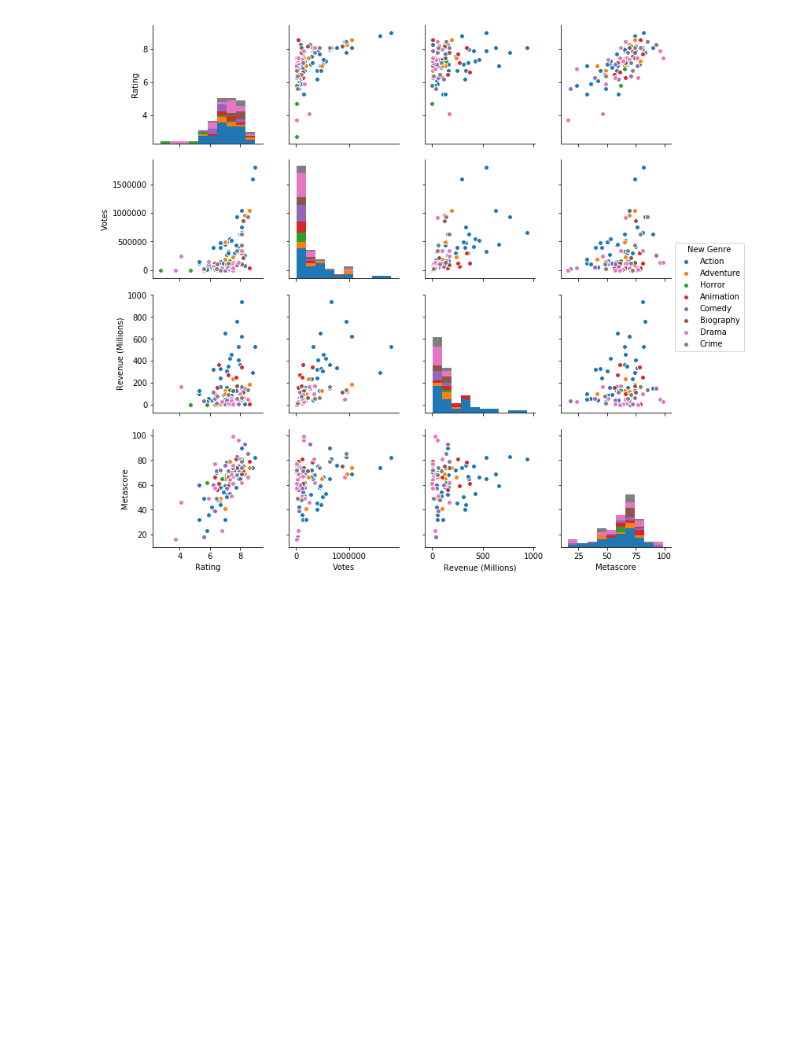
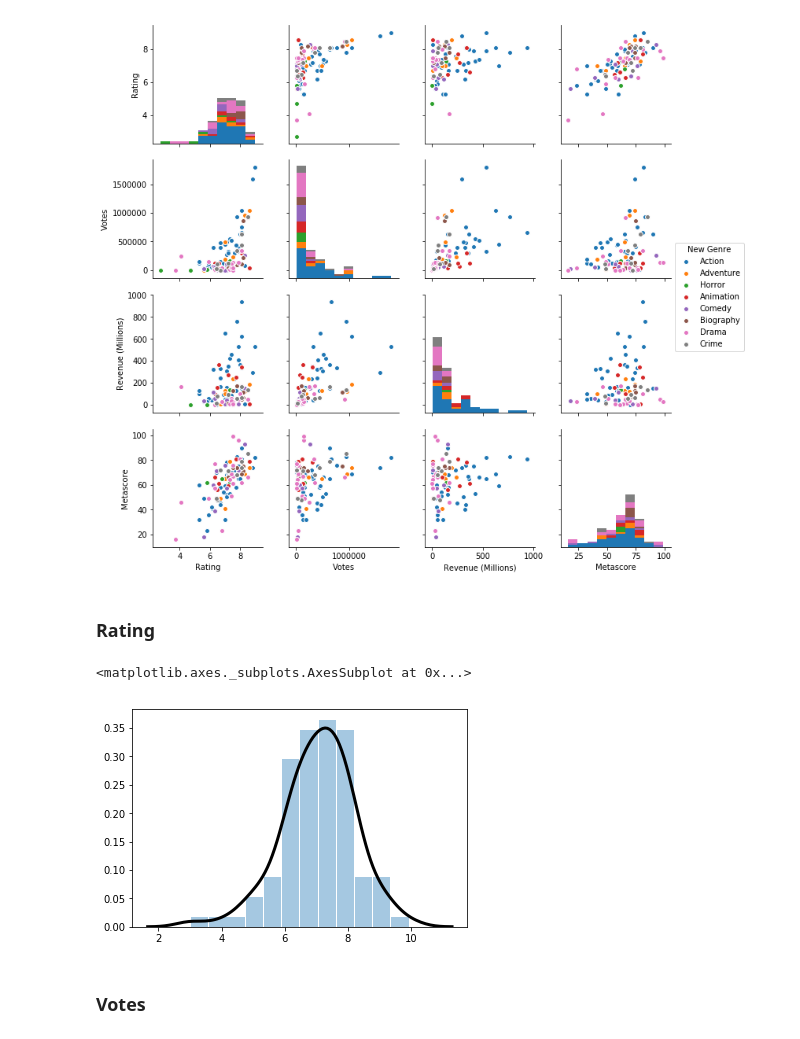
Before and after one commit to donalcarr/DC_Real-World-Simulation, a Jupyter notebook: Project 2018 - Simulation Movies.ipynb, the cells around one changed output. Drawn from its saved outputs; the diff is of its cells as text; code cells hidden in the pictures; blank space fills up the shorter version.

```diff
--- a/Project 2018 - Simulation Movies.ipynb
+++ b/Project 2018 - Simulation Movies.ipynb
@@ -97,3 +97,13 @@ moviedf.Votes.max()
 g = sns.pairplot(moviedf, hue="New Genre")
 # %% [output]
 [figure]
+# %% [markdown]
+### Rating
+# %%
+r = np.random.normal(7.086, 1.067, 100)
+sns.distplot(r,hist_kws={"rwidth" :.95},kde_kws={"color": "k", "lw": 3,})
+# %% [output]
+<matplotlib.axes._subplots.AxesSubplot at 0x...>
+[figure, added]
+# %% [markdown]
+### Votes
```
Also changed, not shown: parts of 7 cells of this notebook.
